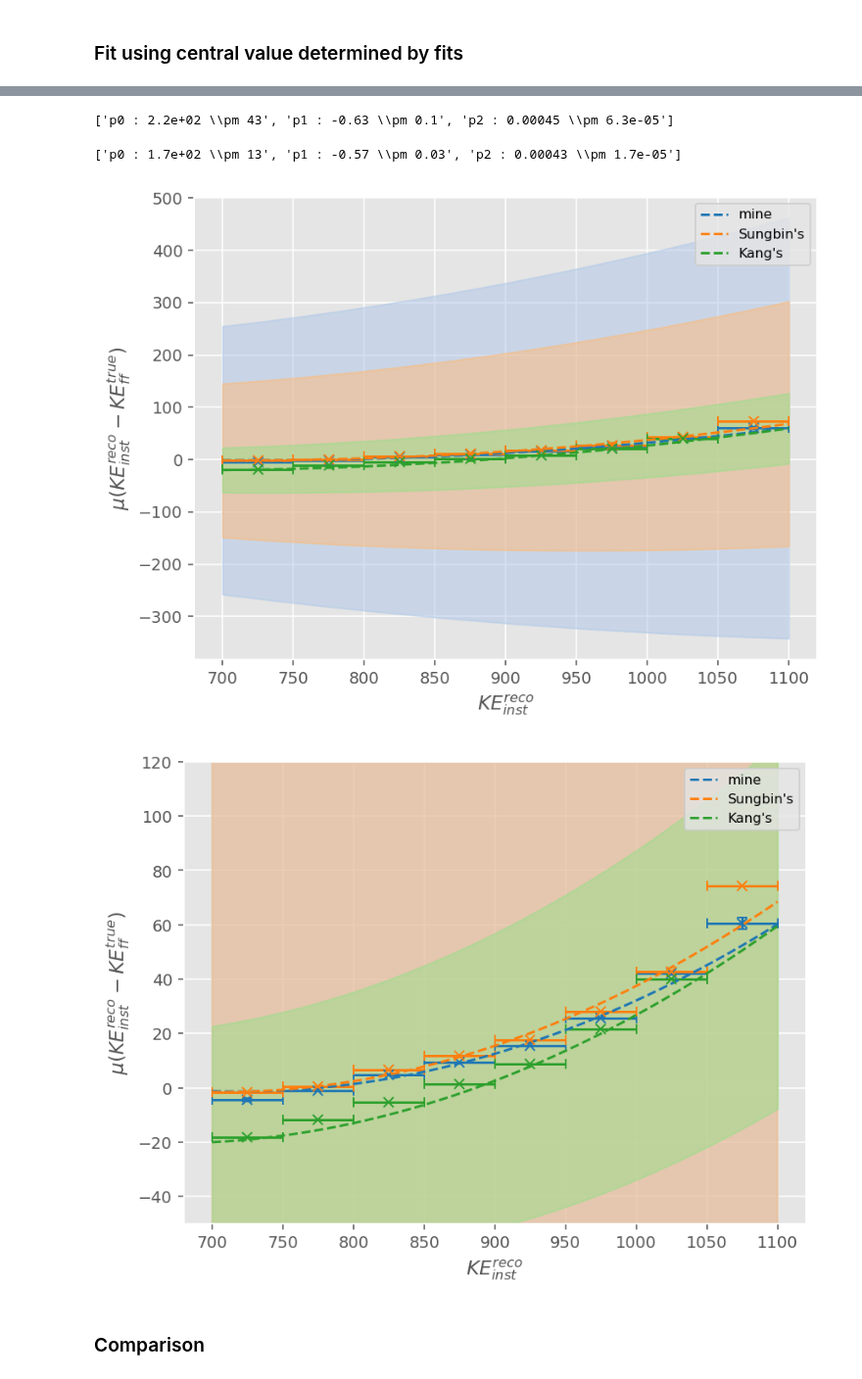
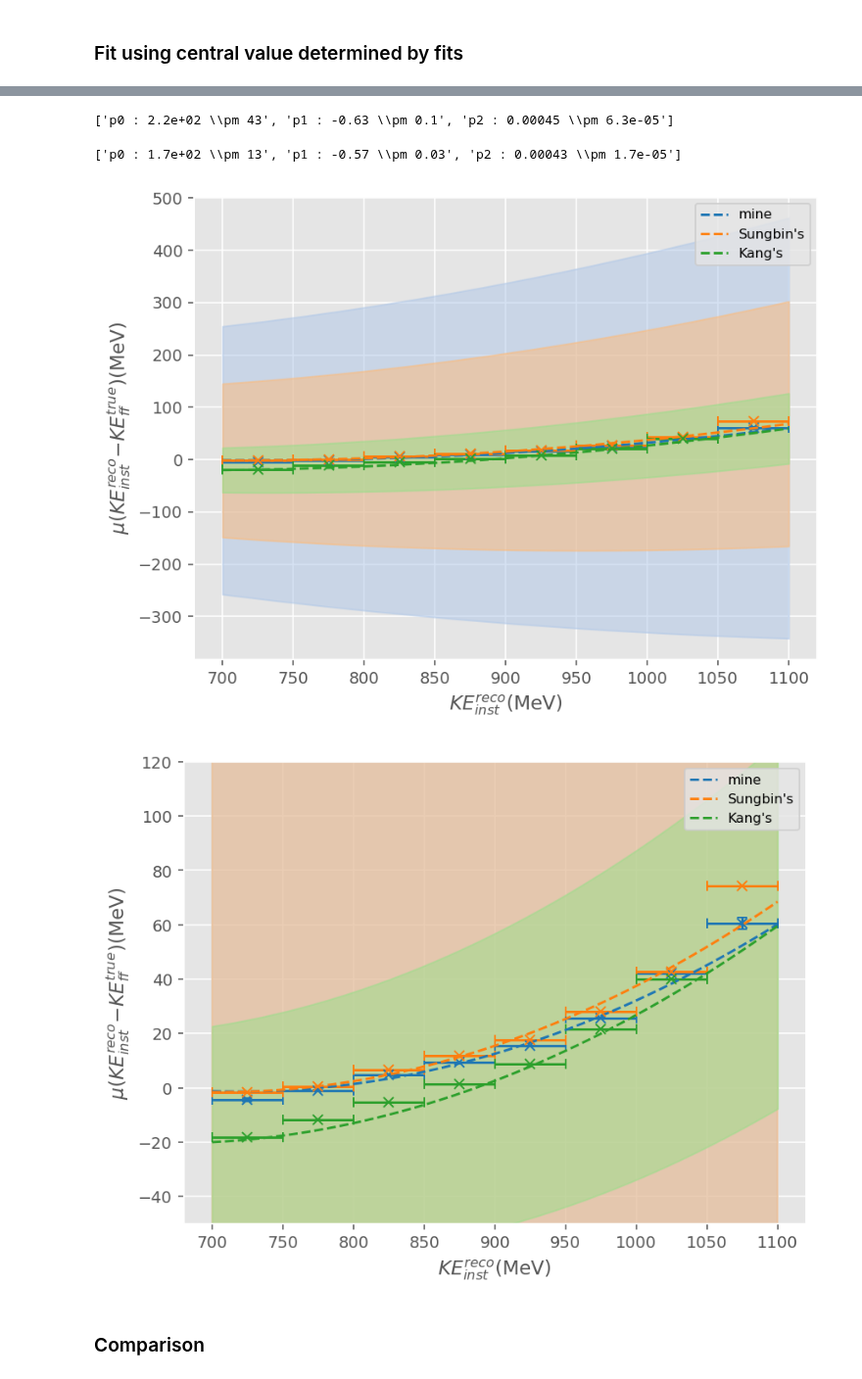
Before and after one commit to dlindebaum/pion-argon-xs-analysis, a Jupyter notebook: analysis/notebooks/beam_KE.ipynb, the cells around one changed output, grey strips where cells are left out. Shown at 98% size. Cells and saved outputs as stored; diff of their text form; code cells hidden in the pictures.

```diff
--- a/analysis/notebooks/beam_KE.ipynb
+++ b/analysis/notebooks/beam_KE.ipynb
@@ -85,7 +82,7 @@ for f in beam_quality_fits:
     with open(beam_quality_fits[f], "r") as file:
         beam_quality_fits[f] = json.load(file)
 
-mc = Master.Data(args.mc_file, nTuple_type = Master.Ntuple_Type.PDSP, nEvents = -1)
+mc = Master.Data(args.mc_file, nTuple_type = Master.Ntuple_Type.PDSP, nEvents = 10000)
 # data = Master.Data(args.data_file, nTuple_type = Master.Ntuple_Type.PDSP)
 
 mask = BeamParticleSelection.CreateDefaultSelection(mc, beam_quality_fits = beam_quality_fits["mc"], return_table = False)
@@ -131,2 +144,3 @@ true_ffKE = ak.flatten(mc.trueParticles.beam_traj_KE[ind])
 # %%
-KE_inst = KE(mc.recoParticles.beam_inst_P, Particle.from_pdgid(211).mass)
+KE_reco_inst = cross_section.KE(mc.recoParticles.beam_inst_P, Particle.from_pdgid(211).mass)
+KE_true_ff = mc.trueParticles.KE_front_face
@@ -194,11 +221,9 @@ print(popt)
 # %% [markdown]
 ### Fit using central value determined by fits
 # %%
-df = pd.DataFrame({"KE_inst" : KE_inst, "true_ffKE" : true_ffKE})
+df = pd.DataFrame({"KE_inst" : KE_reco_inst, "true_ffKE" : KE_true_ff})
 df["residual"] = df.KE_inst - df.true_ffKE
 print(df)
-
-# bins = np.array(Fitting.create_bins_df(df.KE_inst, 500, [700, 1050]), dtype = int)
 
 functions = {
     "crystal_ball" : Fitting.crystal_ball,
@@ -207,9 +232,6 @@ functions = {
     "gaussian" : Fitting.gaussian
 }
 
-bins = ak.Array([700, 750, 800, 850, 900, 950, 1000, 1050, 1100])
-central_values = {}
-
 for f in functions:
     cv = Fitting.ExtractCentralValues_df(df, "KE_inst", "residual", [-250, 250], [functions[f]], bins, 50, rms_err = False)
     central_values[f] = {"value" : cv[0], "error" : cv[1]}
@@ -236,23 +258,12 @@ for f in functions:
 # %%
-class line(Fitting.FitFunction):
-    def func(x, m, c):
-        return m*x + c
-
-    def bounds(x, y):
-        return (-np.inf, np.inf)
-
-    def p0(x, y):
-        return None
-
-
 x = (bins[1:] + bins[:-1]) / 2
 xerr = abs(x - bins[1:])
 
 popt = {}
 perr = {}
 for i, cv in Plots.IterMultiPlot(central_values, True, True):
-    params = Fitting.Fit(x, central_values[cv]["value"], central_values[cv]["error"], poly2d, plot = True, xlabel = "$KE^{reco}_{inst}$", ylabel = "$\mu(KE^{reco}_{inst} - KE^{true}_{ff})$", maxfev = int(5E5), ylim = [-400, 400])
-    plt.title(cv)
+    params = Fitting.Fit(x, central_values[cv]["value"], central_values[cv]["error"], Fitting.poly2d, plot = True, xlabel = labels.KE_reco_inst + labels.MeV, ylabel = labels.mu_KE_reco_inst_minus_KE_true_ff + labels.MeV, maxfev = int(5E5), ylim = [-400, 400])
+    plt.title(cv.replace("_", " "))
     popt[cv] = params[0]
     perr[cv] = params[1]
 Save()
@@ -270,45 +281,42 @@ s_y = [-1.5209125475285177, 0.5323193916349815, 6.692015209125476, 11.7110266159
 
 # Kangs's correction parameters
 k_popt = np.array([171.8, -0.575, 4.3e-4])
 k_err = np.array([13.1, 0.03, 1.75e-5])
 
 k_x = [725, 775, 825, 875, 925, 975, 1025]
 k_y = [-18.21656050955414, -11.59235668789809, -5.222929936305732, 1.4012738853503173, 8.789808917197451, 21.783439490445858, 39.87261146496815]
 
-xl = "$KE^{reco}_{inst}$"
-yl = "$\mu(KE^{reco}_{inst} - KE^{true}_{ff})$"
-
 for v, e in zip([popt["gaussian"], s_popt, k_popt], [perr["gaussian"], s_err, k_err]):
     print([f"p{i} : {v[i]:.2g} \pm {e[i]:.2g}" for i in range(len(v))])
 
 def upstream_loss_fit():
-    Plots.Plot(x, central_values["gaussian"]["value"], yerr = central_values["gaussian"]["error"], xerr = 25, marker = "x", linestyle = "", xlabel = xl, ylabel = yl)
-    Plots.Plot(x_interp, poly2d.func(x_interp, *popt["gaussian"]), newFigure = False, color = "C0", linestyle = "--", label = f'mine')
-    plt.fill_between(x_interp, poly2d.func(x_interp, *(popt["gaussian"] - perr["gaussian"])), poly2d.func(x_interp, *(popt["gaussian"] + perr["gaussian"])), alpha = 0.5, color = "C1")
+    Plots.Plot(x, central_values["gaussian"]["value"], yerr = central_values["gaussian"]["error"], xerr = 25, marker = "x", linestyle = "", xlabel = labels.KE_reco_inst + labels.MeV, ylabel = labels.mu_KE_reco_inst_minus_KE_true_ff + labels.MeV)
+    Plots.Plot(x_interp, Fitting.poly2d.func(x_interp, *popt["gaussian"]), newFigure = False, color = "C0", linestyle = "--", label = f'mine')
+    plt.fill_between(x_interp, Fitting.poly2d.func(x_interp, *(popt["gaussian"] - perr["gaussian"])), Fitting.poly2d.func(x_interp, *(popt["gaussian"] + perr["gaussian"])), alpha = 0.5, color = "C1")
 
     Plots.Plot(s_x, s_y, xerr = 25, marker = "x", linestyle = "", color = "C2", newFigure = False)
-    Plots.Plot(x_interp, poly2d.func(x_interp, *s_popt), newFigure = False, color = "C2", linestyle = "--", label = f"Sungbin's")
-    plt.fill_between(x_interp, poly2d.func(x_interp, *(s_popt - s_err)), poly2d.func(x_interp, *(s_popt + s_err)), alpha = 0.5, color = "C3")
+    Plots.Plot(x_interp, Fitting.poly2d.func(x_interp, *s_popt), newFigure = False, color = "C2", linestyle = "--", label = f"Sungbin's")
+    plt.fill_between(x_interp, Fitting.poly2d.func(x_interp, *(s_popt - s_err)), Fitting.poly2d.func(x_interp, *(s_popt + s_err)), alpha = 0.5, color = "C3")
 
     Plots.Plot(k_x, k_y, xerr = 25, marker = "x", linestyle = "", color = "C4", newFigure = False)
-    Plots.Plot(x_interp, poly2d.func(x_interp, *k_popt), newFigure = False, color = "C4", linestyle = "--", label = f"Kang's")
-    plt.fill_between(x_interp, poly2d.func(x_interp, *(k_popt - k_err)), poly2d.func(x_interp, *(k_popt + k_err)), alpha = 0.5, color = "C5")
+    Plots.Plot(x_interp, Fitting.poly2d.func(x_interp, *k_popt), newFigure = False, color = "C4", linestyle = "--", label = f"Kang's")
+    plt.fill_between(x_interp, Fitting.poly2d.func(x_interp, *(k_popt - k_err)), Fitting.poly2d.func(x_interp, *(k_popt + k_err)), alpha = 0.5, color = "C5")
 
     plt.legend()
     return
 
 upstream_loss_fit()
 Save()
 
 upstream_loss_fit()
 plt.ylim(-50, 120)
 Save()
 # %% [output]
 ['p0 : 2.2e+02 \\pm 80', 'p1 : -0.61 \\pm 0.18', 'p2 : 0.00042 \\pm 0.0001']
 ['p0 : 2.2e+02 \\pm 43', 'p1 : -0.63 \\pm 0.1', 'p2 : 0.00045 \\pm 6.3e-05']
 ['p0 : 1.7e+02 \\pm 13', 'p1 : -0.57 \\pm 0.03', 'p2 : 0.00043 \\pm 1.7e-05']
-[figure, old version]
+[figure, new version]
-[figure, old version]
+[figure, new version]
 # %% [markdown]
 ### Comparison
 # %%
```
Also changed, not shown: parts of 25 cells of this notebook, 5 other files.
